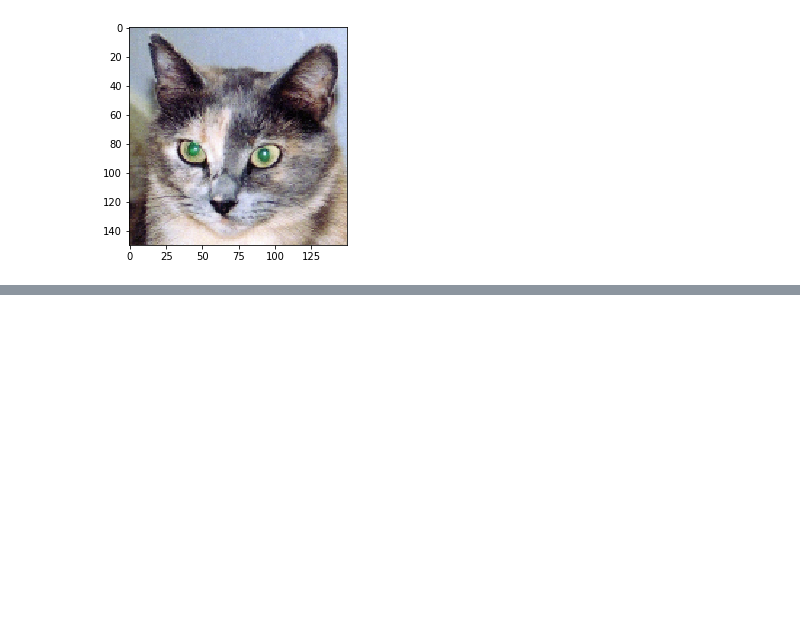
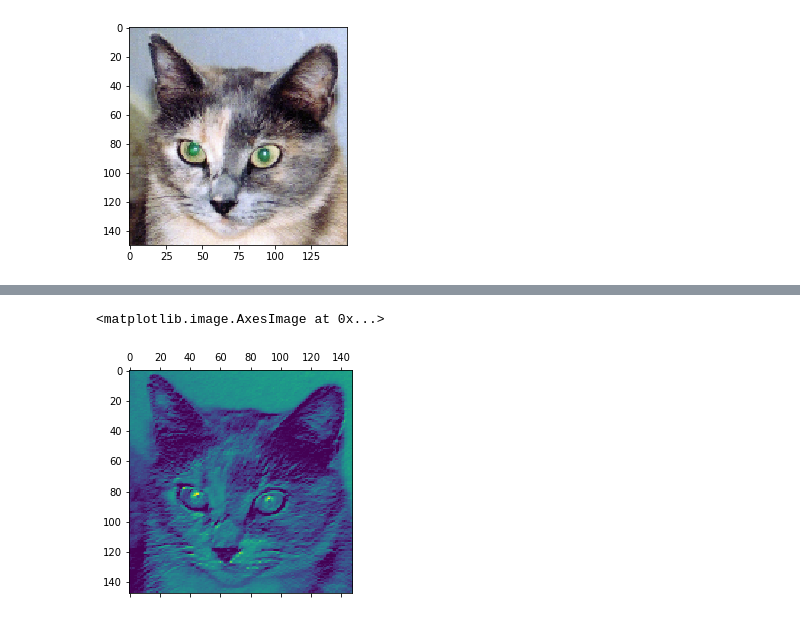
Before and after one commit to fanbyprinciple/Chollet-masterclass, a Jupyter notebook: ch5/cats and dogs/visualizing_covnets.ipynb, the cells around one changed output, grey strips where cells are left out. Saved outputs shown, nothing was run; the diff lists cells and outputs as text; code cells hidden in the pictures; blank space fills up the shorter version.

```diff
--- a/ch5/cats and dogs/visualizing_covnets.ipynb
+++ b/ch5/cats and dogs/visualizing_covnets.ipynb
@@ -60,0 +70,5 @@ first_layer_activation = activations[0]
+# %%
+plt.matshow(first_layer_activation[0, : , :, 7], cmap='viridis')
+# %% [output]
+<matplotlib.image.AxesImage at 0x...>
+[figure, added]
```
Also changed, not shown: parts of 8 cells of this notebook.
